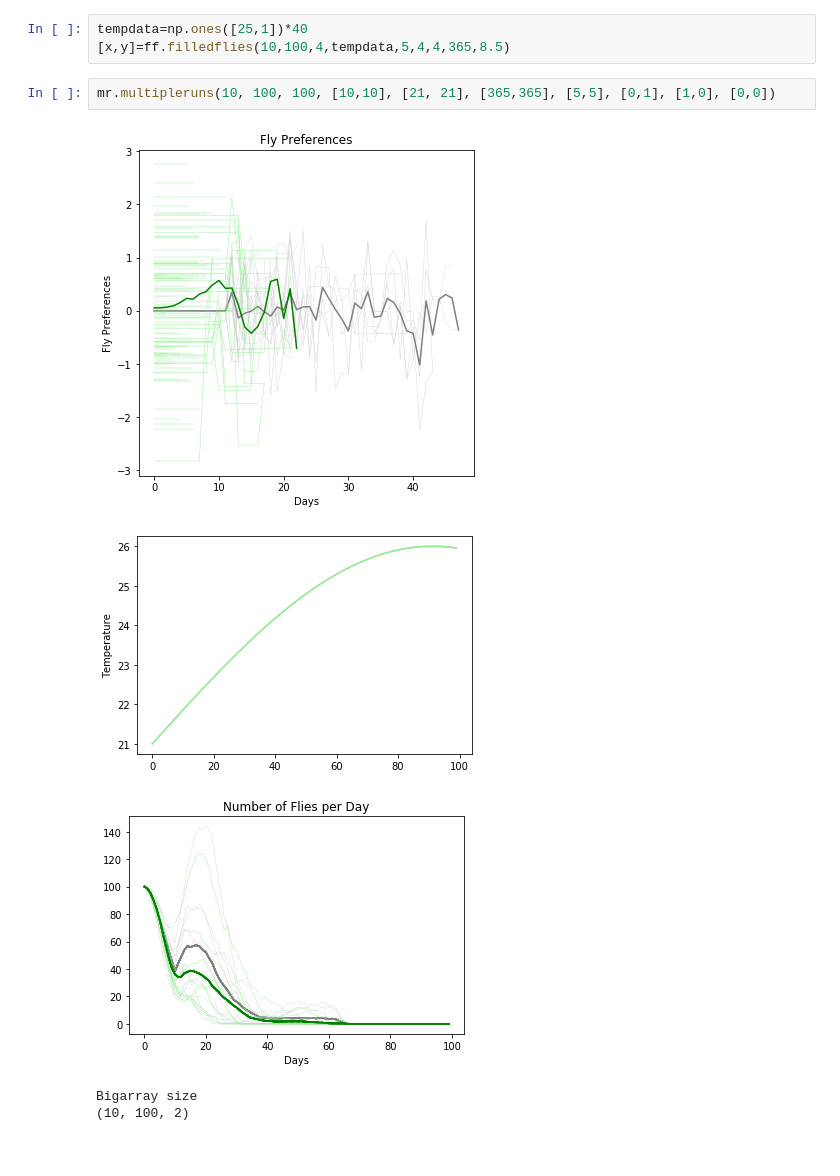
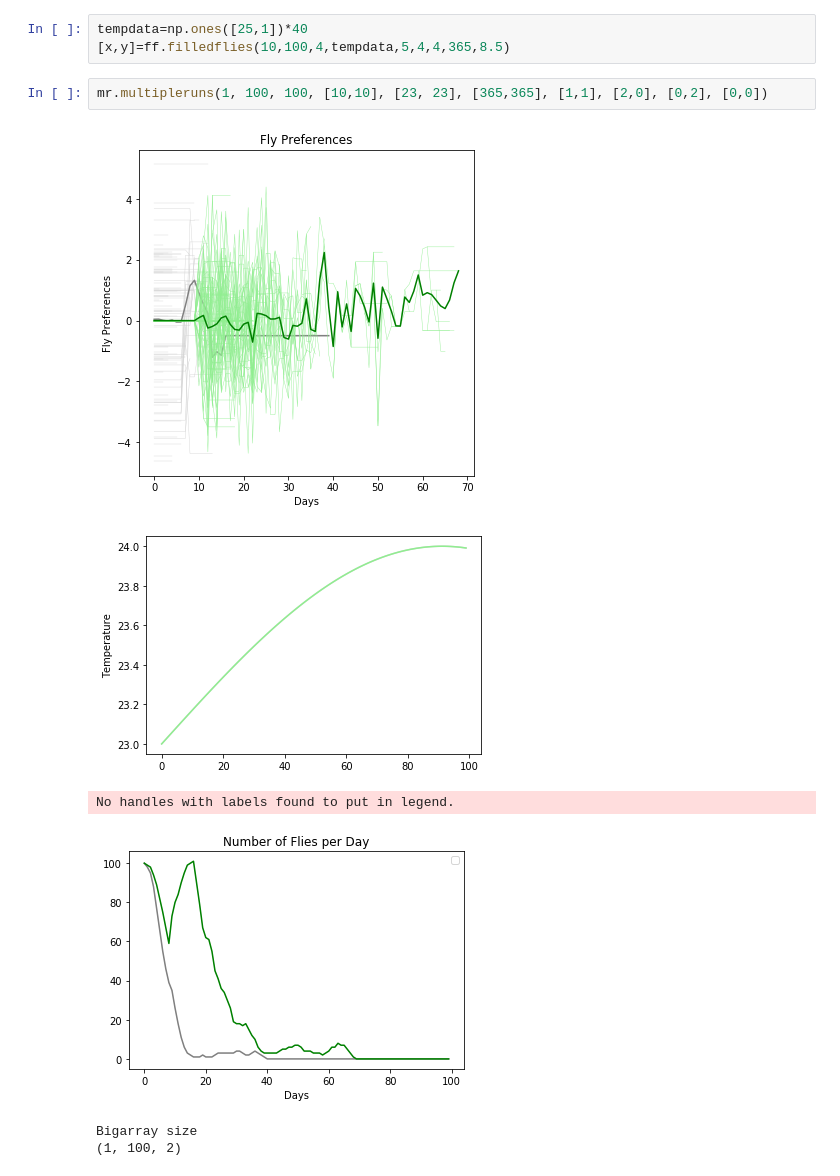
Before and after one commit to athena-ye/Drift-Modeling, a Jupyter notebook: Stochastic Model.ipynb, the cells around one changed output. Drawn from its saved outputs; the diff is of its cells as text.

```diff
--- a/Stochastic Model.ipynb
+++ b/Stochastic Model.ipynb
@@ -22,10 +22,11 @@ imp.reload(mr)
 tempdata=np.ones([25,1])*40
 [x,y]=ff.filledflies(10,100,4,tempdata,5,4,4,365,8.5)
 # %%
-mr.multipleruns(10, 100, 100, [10,10], [21, 21], [365,365], [5,5], [0,1], [1,0], [0,0])
+mr.multipleruns(1, 100, 100, [10,10], [23, 23], [365,365], [1,1], [2,0], [0,2], [0,0])
 # %% [output]
-[figure, old version]
+[figure, new version]
-[figure, old version]
+[figure, new version]
+No handles with labels found to put in legend.
-[figure, old version]
+[figure, new version]
-Bigarray size
-(10, 100, 2)
+Bigarray size
+(1, 100, 2)
```
Also changed, not shown: 2 other files.
